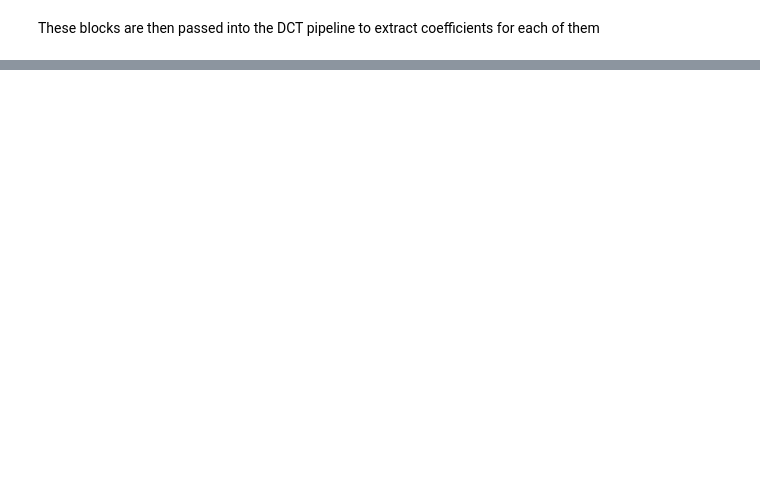
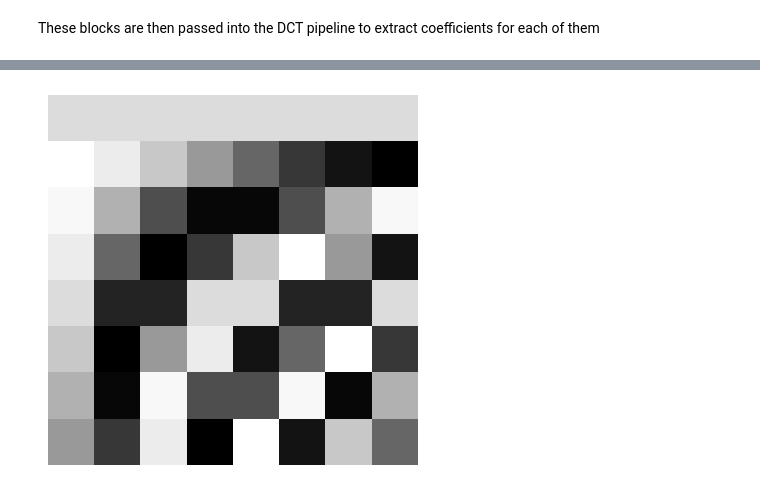
Before and after one commit to Reckadon/JPEG-Compression, a Jupyter notebook: Python POC/DCT_algorithm.ipynb, the cells around one changed output, grey strips where cells are left out. Saved outputs shown, nothing was run; the diff lists cells and outputs as text; code cells hidden in the pictures; blank space fills up the shorter version.

```diff
--- a/Python POC/DCT_algorithm.ipynb
+++ b/Python POC/DCT_algorithm.ipynb
@@ -138,0 +163,81 @@ These blocks are then passed into the DCT pipeline to extract coefficients for e
+# %%
+def dct_matrix(n):
+    D = np.zeros((n, n))
+    for k in range(n):
+        for i in range(n):
+            if k == 0:
+                D[k, i] = np.sqrt(1/n)
+            else:
+                D[k, i] = np.sqrt(2/n) * np.cos(np.pi*(2*i+1)*k/(2*n))
+    return D
+
+def bin_array_to_int(bin_arr: np.ndarray) -> int:
+    """Converts a 16-bit binary NumPy array to a signed integer."""
+    val = int("".join(str(b) for b in bin_arr), 2)
+    return val if val < (1 << 15) else val - (1 << 16)
+
+def int_to_bin_array(val: int, width:int = 16) -> np.ndarray:
+    """Converts signed integer to by default 16-bit binary NumPy array (Q11.5 format)."""
+    if val < 0:
+        val = (1 << width) + val
+    bin_str = format(val, f'0{width}b')
+    return np.array([int(b) for b in bin_str], dtype=np.uint8)
+
+def to_q11_5(value: float, to_print: bool = False) -> np.ndarray:
+    """
+    Converts a floating-point number to 16-bit Q11.5 fixed-point representation
+    and returns it as a NumPy array of bits (length 16).
+
+    Parameters:
+        value (float): Input floating point number.
+        to_print (bool): If True, prints the intermediate steps.
+
+    Returns:
+        np.ndarray: 16-bit binary number as numpy array (dtype=uint8)
+    """
+    max_val = (2**10) - 2**(-5)  # 1023.96875
+    min_val = -2**10             # -1024.0
+
+    # Clamp to Q11.5 range
+    value = min(max(value, min_val), max_val)
+
+    # Convert to fixed-point scaled integer
+    shifted = int(round(value * 2**5))  # Q11.5 means 5 fractional bits
+
+    # Convert to 16-bit two's complement binary
+    if shifted < 0:
+        shifted = (1 << 16) + shifted
+
+    bin_str = format(shifted, '016b')  # padded to 16 bits
+    if to_print:
+        print(f"{value} -> Shifted: {shifted} -> Binary: {bin_str}")
+
+    return np.array([int(bit) for bit in bin_str], dtype=np.uint8)
+
+
+n = 8
+D = dct_matrix(n)
+# print(D)
+# q_matrix = [[to_q11_5(D[i,j]) for j in range(n)] for i in range(n)]
+D_q11_5 = np.zeros((n, n, 16), dtype=np.int8)     # int64 needed to hold the 16-bit values (upto 1111111111111111)
+for i in range(n):
+    for j in range(n):
+        D_q11_5[i, j] = to_q11_5(D[i, j], to_print=True)
+        # print(f"{D[i, j]} -> {D_q11_5[i, j]}")
+
+# converting each element to int for plot
+def convert_binmat_to_valmat(array: np.ndarray) -> np.ndarray:
+    """Converts a binary matrix to a value matrix."""
+    return np.array([[bin_array_to_int(array[i, j]) for j in range(n)] for i in range(n)], dtype=np.int16)
+
+D_q11_5_val = convert_binmat_to_valmat(D_q11_5)  # will have original values into 2^5
+plt.imshow(D, cmap='gray', interpolation='none')
+plt.axis('off')
+plt.show()
+plt.imshow(D_q11_5_val, cmap='gray', interpolation='none')
+plt.show()
+# make a histogram of the D_q11_5 values
+plt.hist(D_q11_5_val.flatten(), bins=256, color='gray', alpha=0.7)
+plt.show()
+np.unique(D_q11_5_val, return_counts=True)
+# %% [output]
@@ -138,0 +261 @@ These blocks are then passed into the DCT pipeline to extract coefficients for e
+[figure, added]
```
Also changed, not shown: parts of 15 cells of this notebook.
